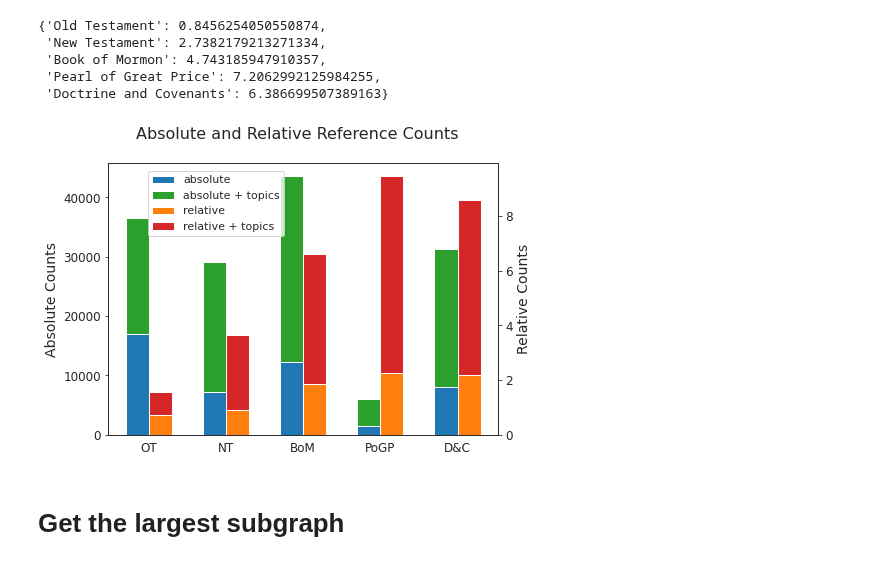
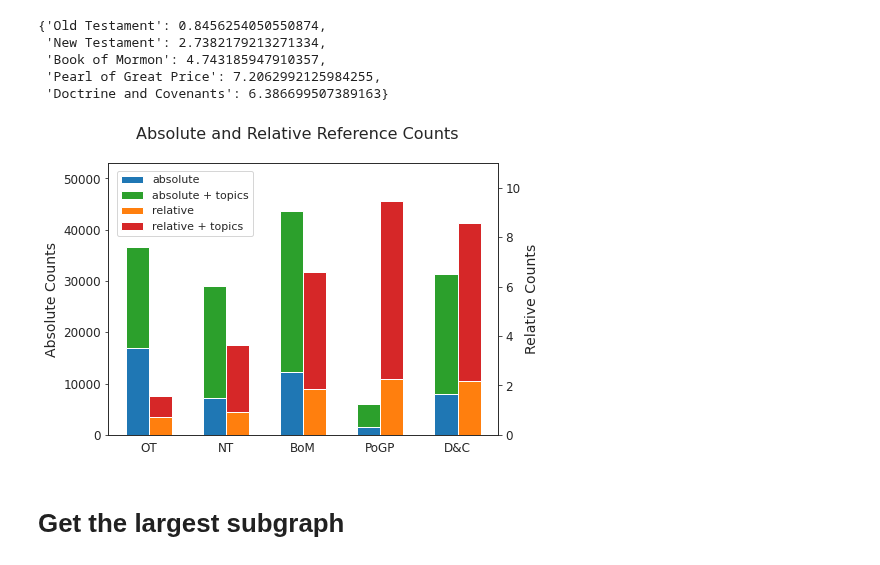
Before and after one commit to skearnes/scripture-graph, a Jupyter notebook: posts/2021-01-08/post.ipynb, the cells around one changed output. Cells and saved outputs as stored; diff of their text form; code cells hidden in the pictures.

```diff
--- a/posts/2021-01-08/post.ipynb
+++ b/posts/2021-01-08/post.ipynb
@@ -221,23 +221,26 @@ relative_delta_degree
 # %%
 sns.set_style('white')
 colors = sns.color_palette()
 fig, ax = subplots(figsize=(7, 5))
 ax.bar(range(5), volume_degree_without_topics.values(), color=colors[0], label='absolute', width=-0.3, align='edge')
 ax.bar(range(5), delta_degree.values(), bottom=list(volume_degree_without_topics.values()), color=colors[2], label='absolute + topics', width=-0.3, align='edge')
 ax.set_ylabel('Absolute Counts', fontsize=14)
 ax2 = ax.twinx()
 ax2.bar(range(5), relative_volume_degree_without_topics.values(), color=colors[1], label='relative', width=0.3, align='edge')
 ax2.bar(range(5), relative_delta_degree.values(), bottom=list(relative_volume_degree_without_topics.values()), color=colors[3], label='relative + topics', width=0.3, align='edge')
 ax2.set_ylabel('Relative Counts', fontsize=14)
 ax.tick_params(axis='y', labelsize=12)
 ax2.tick_params(axis='y', labelsize=12)
 ax.set_xticks(range(5))
 ax.set_xticklabels([graph_lib.VOLUMES_SHORT[key] for key in volume_degree_without_topics], fontsize=12)
-figlegend(loc=(0.22, 0.66), fontsize=11)
+ax.set_ylim(0, 53000)
+ax2.set_ylim(0, 11)
+# figlegend(loc=(0.23, 0.674), fontsize=10)
+figlegend(loc=(0.155, 0.66), fontsize=11)
 suptitle('Absolute and Relative Reference Counts', fontsize=16)
 fig.savefig('count-bar.png', dpi=300, bbox_inches='tight')
 # %% [output]
-[figure, old version]
+[figure, new version]
 # %% [markdown]
 # Get the largest subgraph
 # %%
```
Also changed, not shown: parts of 1 cell of this notebook, 2 other files.
